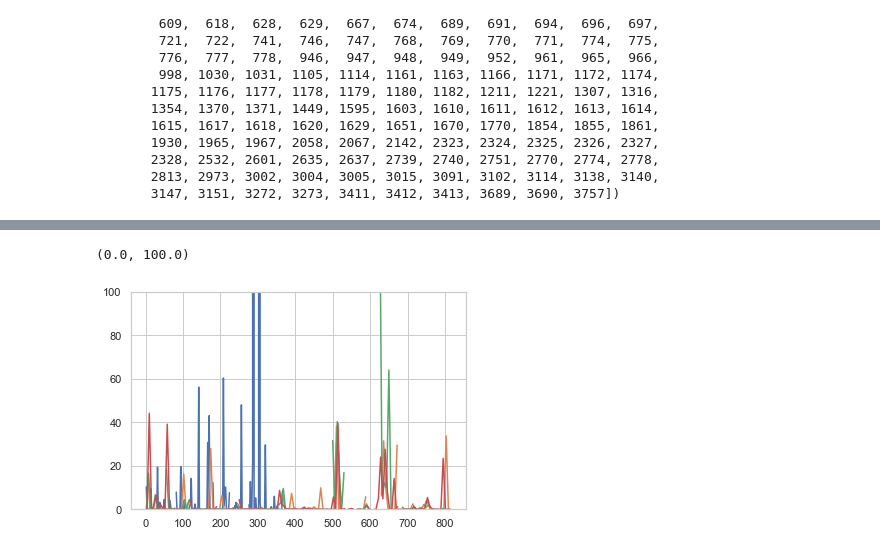
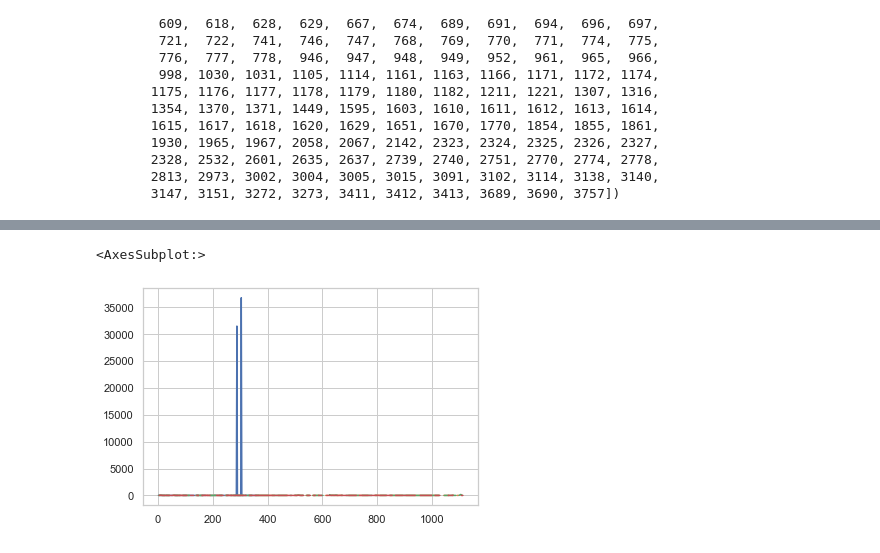
Before and after one commit to PNNL-CompBio/srpAnalytics, a Jupyter notebook: code/latest/2_bmd/3_after_bmd/phsae_I_II/merge_MOV1_AUC1_MOVx_AUCx_and_analyze/merge_MOV1_AUC1_MOVx_AUCx.ipynb, the cells around one changed output, grey strips where cells are left out. Drawn from its saved outputs; the diff is of its cells as text; code cells hidden in the pictures.

```diff
--- a/code/latest/2_bmd/3_after_bmd/phsae_I_II/merge_MOV1_AUC1_MOVx_AUCx_and_analyze/merge_MOV1_AUC1_MOVx_AUCx.ipynb
+++ b/code/latest/2_bmd/3_after_bmd/phsae_I_II/merge_MOV1_AUC1_MOVx_AUCx_and_analyze/merge_MOV1_AUC1_MOVx_AUCx.ipynb
@@ -517,12 +526,12 @@ df_temp.describe()
 # %%
 df_all.loc[df_all['End_Point'] == 'MOV1',:]['BMD10'].plot()
 df_all.loc[df_all['End_Point'] == 'MOV2',:]['BMD10'].plot()
 df_all.loc[df_all['End_Point'] == 'MOV3',:]['BMD10'].plot()
 df_all.loc[df_all['End_Point'] == 'MOV4',:]['BMD10'].plot()
-plt.ylim((0, 100))
+#plt.ylim((0, 100))
 # %% [output]
-(0.0, 100.0)
+<AxesSubplot:>
-[figure, old version]
+[figure, new version]
 # %%
 raw = (np.random.random(1000) - 0.5).cumsum()
 smooth = raw.reshape(-1,10).mean(axis=1)
```
Also changed, not shown: parts of 21 cells of this notebook, 2 other files.
